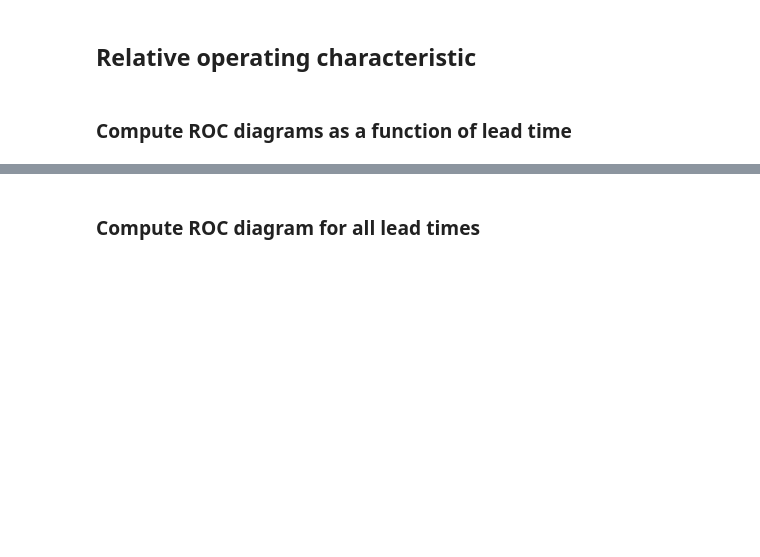
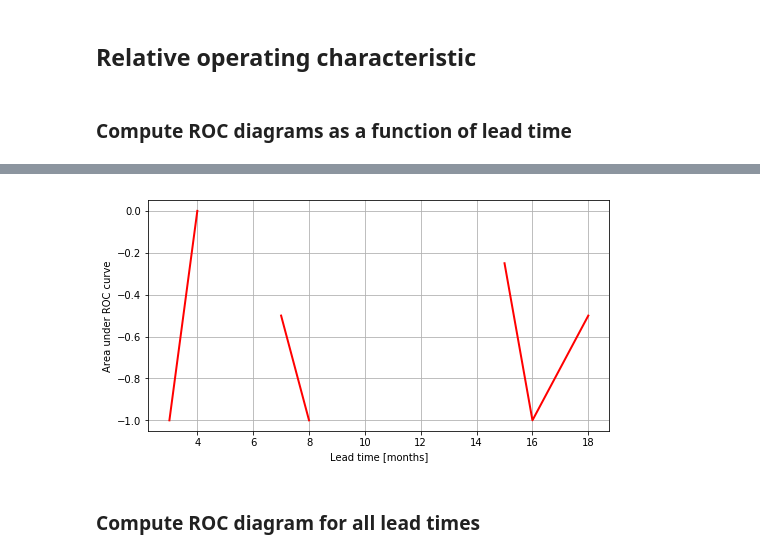
Before and after one commit to csiro-dcfp/doppyo, a Jupyter notebook: tutorials/precip_verification.ipynb, the cells around one changed output, grey strips where cells are left out. Cells and saved outputs as stored; diff of their text form; code cells hidden in the pictures; blank space fills up the shorter version.

```diff
--- a/tutorials/precip_verification.ipynb
+++ b/tutorials/precip_verification.ipynb
@@ -381,0 +409,5 @@ with utils.timer():
+# %%
+print(roc)
+
+ax = roc.hit_rate.get_axis_num('comparison_probability')
+roc_int = np.trapz(roc.hit_rate, roc.false_alarm_rate, axis=0)
@@ -382,3 +423,15 @@ with utils.timer():
+# %%
+
+
+fig1 = plt.figure(figsize=(8,4))
+
+ax = fig1.add_axes([0.1, 0.1, 0.8, 0.8])
+ax.grid()
+ax.plot(roc['lead_time'],roc_int,'r-',linewidth=2)
+ax.set_xlabel('Lead time [months]')
+ax.set_ylabel('Area under ROC curve');
+# %% [output]
+[figure, added]
 # %% [markdown]
 ### Compute ROC diagram for all lead times
 # %%
```
Also changed, not shown: parts of 13 cells of this notebook, 4 other files.
